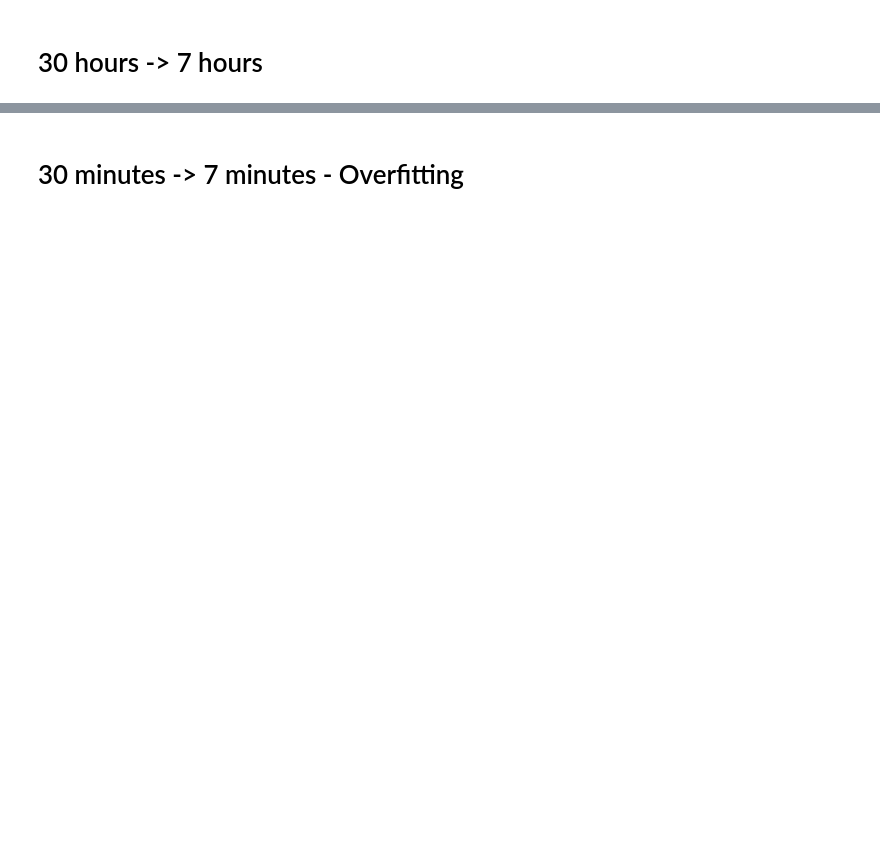
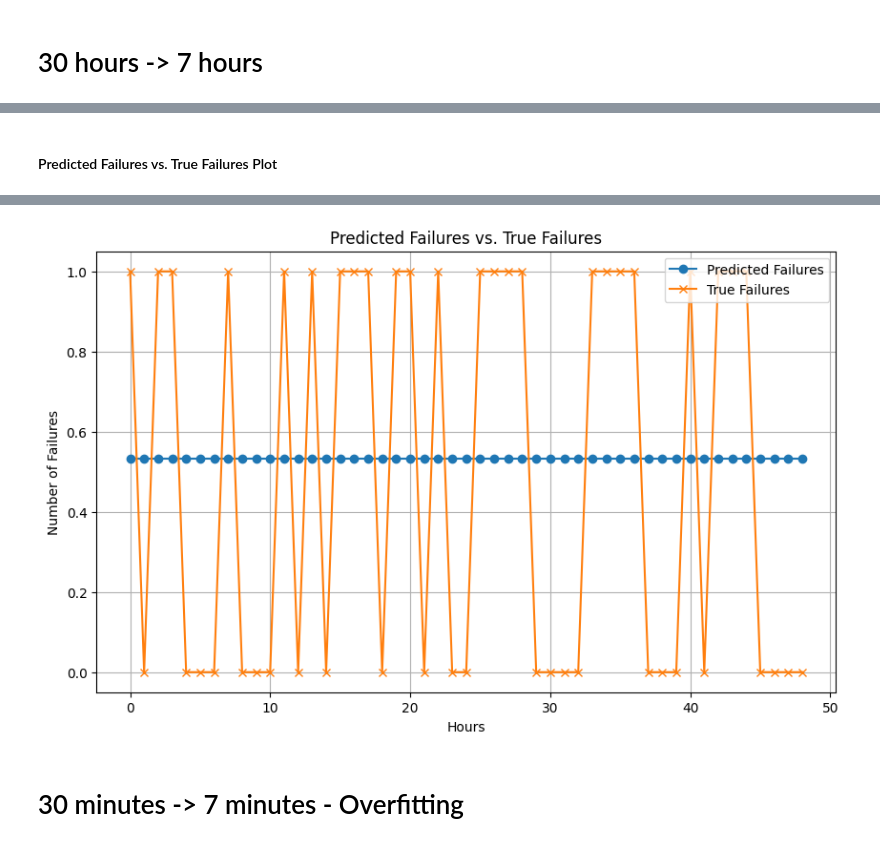
Before and after one commit to yyzangg/honours-programme-project, a Jupyter notebook: LSTM.ipynb, the cells around one changed output, grey strips where cells are left out. Cells and saved outputs as stored; diff of their text form; code cells hidden in the pictures; blank space fills up the shorter version.

```diff
--- a/LSTM.ipynb
+++ b/LSTM.ipynb
@@ -178,5 +240,14 @@ Mean Squared Error for Predictions: 0.1080
 # %% [markdown]
 # 30 hours -> 7 hours
+# %%
+# Extract relevant columns
+df_selected = df[['timestamp', 'state'] + selected_features].copy()
+
+# Encode the target variable 'state' to binary (0 for "COMPLETED", 1 otherwise)
+df_selected['target'] = (df_selected['state'] != 'COMPLETED').astype(int)
+
+# Drop the original 'state' column
+df_selected.drop('state', axis=1, inplace=True)
 # %%
 # Prepare data for LSTM with hourly intervals
 lstm_data_hour = prepare_lstm_data(df_selected, time_intervals['hour'])
@@ -255,0 +329,26 @@ Mean Absolute Error for Predictions: 0.4769
+# %% [markdown]
+#### Predicted Failures vs. True Failures Plot
+# %%
+# Define the number of hours to make predictions
+num_hours = 49  # Change if needed
+
+# Make predictions for the specified number of hours
+predicted_failures = predict_future_failures(lstm_model_hour, input_data, sequence_length, num_hours)
+
+# Denormalize the predicted failures
+predicted_failures_denormalized = predicted_failures * (lstm_data_hour['target'].max() - lstm_data_hour['target'].min()) + lstm_data_hour['target'].min()
+
+# Get the true failures for the specified number of hours
+true_failures = y_test_hour[0:0+num_hours]  # Adjust the range as needed
+
+# Plot predicted failures vs. true failures
+plt.figure(figsize=(10, 6))
+plt.plot(predicted_failures_denormalized, label='Predicted Failures', marker='o')
+plt.plot(true_failures, label='True Failures', marker='x')
+plt.xlabel('Hours')
+plt.ylabel('Number of Failures')
+plt.title('Predicted Failures vs. True Failures')
+plt.legend()
+plt.grid(True)
+plt.show()
+# %% [output]
@@ -256,2 +372,3 @@ Mean Absolute Error for Predictions: 0.4769
+[figure, added]
 # %% [markdown]
 # 30 minutes -> 7 minutes - Overfitting
```
Also changed, not shown: parts of 24 cells of this notebook, 3 other files.
